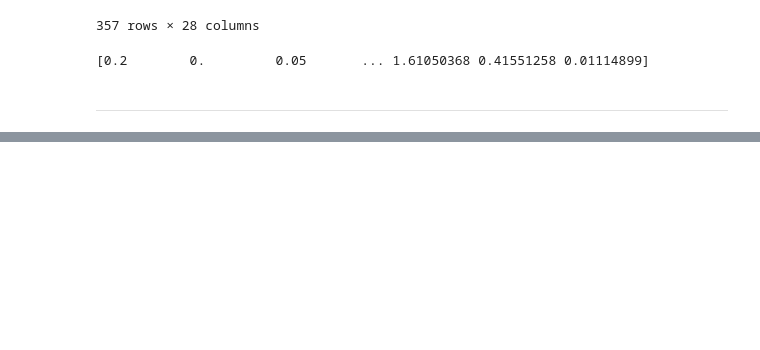
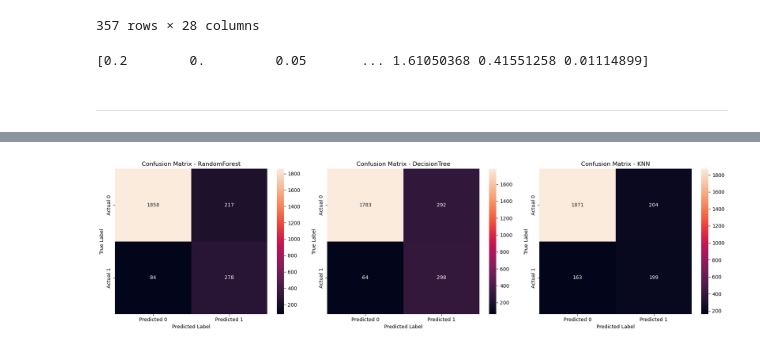
Before and after one commit to Cederlid/machinelearning_exercise, a Jupyter notebook: Laboration/wijdan_cederlid_ml_projekt.ipynb, the cells around one changed output, grey strips where cells are left out. Cells and saved outputs as stored; diff of their text form; code cells hidden in the pictures; blank space fills up the shorter version.

Commit message:
model traing and evaluation

```diff
--- a/Laboration/wijdan_cederlid_ml_projekt.ipynb
+++ b/Laboration/wijdan_cederlid_ml_projekt.ipynb
@@ -341,6 +336,101 @@ print(df["BounceRates"].unique())
 # %%
-X = df.drop("Revenue_True", axis=1)
-y = df["Revenue_True"]
+X = df.drop("Revenue", axis=1)
+y = df["Revenue"]
 
 X_train_val, X_test, y_train_val, y_test = train_test_split(X, y, test_size=0.2, random_state=42)
 X_train, X_val, y_train, y_val = train_test_split(X_train_val, y_train_val, test_size=0.25, random_state=42)
+# %%
+
+models = {
+    "RandomForest": {
+        "pipeline": Pipeline([
+            ("imputer", KNNImputer(n_neighbors=5)),
+            ("smote", SMOTE(sampling_strategy=0.4, random_state=42)),
+            ("scaler", RobustScaler()),
+            ("model", RandomForestClassifier(class_weight="balanced", random_state=42))
+        ]),
+        "params": {
+            "model__n_estimators": [300, 500],
+            "model__max_depth": [5, 10, 20],
+            "model__min_samples_split": [2, 5]
+        }
+    },
+    "DecisionTree": {
+        "pipeline": Pipeline([
+            ("imputer", KNNImputer(n_neighbors=5)),
+            ("smote", SMOTE(sampling_strategy=0.4, random_state=42)),
+            ("scaler", RobustScaler()),
+            ("model", DecisionTreeClassifier(class_weight="balanced", random_state=42))
+        ]),
+        "params": {
+            "model__max_depth": [2, 5],
+            "model__min_samples_split": [2, 5]
+        }
+    },
+    "KNN": {
+        "pipeline": Pipeline([
+            ("imputer", KNNImputer(n_neighbors=5)),
+            ("smote", SMOTE(sampling_strategy=0.4, random_state=42)),
+            ("scaler", RobustScaler()),
+            ("model", KNeighborsClassifier())
+        ]),
+        "params": {
+            "model__n_neighbors": [7, 10, 20],
+            "model__weights": ["uniform", "distance"]
+        }
+    }
+}
+
+
+def evaluate_model(model, X_val, y_val):
+    y_pred = model.predict(X_val)
+    print(classification_report(y_val, y_pred))
+    print(f"Accuracy: {accuracy_score(y_val, y_pred):.4f}")
+    print(f"Precision: {precision_score(y_val, y_pred):.4f}")
+    print(f"Recall: {recall_score(y_val, y_pred):.4f}")
+    print(f"F1 Score: {f1_score(y_val, y_pred):.4f}")
+    print("\n" + "="*50 + "\n")
+
+best_models = {}
+
+for model_name, config in models.items():
+    print(f"\n=== Training {model_name} ===")
+
+    grid = GridSearchCV(
+        config["pipeline"],
+        config["params"],
+        cv=5,
+        scoring="f1",
+        n_jobs=-1,
+        verbose=1
+    )
+
+    grid.fit(X_train, y_train)
+
+    best_models[model_name] = grid.best_estimator_
+
+    print(f"\nBest parameters for {model_name}:")
+    print(grid.best_params_)
+    print("\nEvaluating based on validation data:")
+    evaluate_model(grid.best_estimator_, X_val, y_val)
+
+def plot_confusion_matrix(y_true, y_pred, model_name, ax):
+    cm = confusion_matrix(y_true, y_pred)
+    sns.heatmap(cm, annot=True, fmt="d",
+                xticklabels=["Predicted 0", "Predicted 1"],
+                yticklabels=["Actual 0", "Actual 1"], ax=ax)
+    ax.set_title(f"Confusion Matrix - {model_name}")
+    ax.set_ylabel("True Label")
+    ax.set_xlabel("Predicted Label")
+
+fig, axes = plt.subplots(1, 3, figsize=(18, 5))
+model_names = ["RandomForest", "DecisionTree", "KNN"]
+
+for ax, model_name in zip(axes, model_names):
+    if model_name in best_models:
+        y_pred = best_models[model_name].predict(X_val)
+        plot_confusion_matrix(y_val, y_pred, model_name, ax)
+
+plt.tight_layout()
+plt.show()
+# %% [output]
@@ -346,0 +454 @@ X_train, X_val, y_train, y_val = train_test_split(X_train_val, y_train_val, test
+[figure, added]
```
Also changed, not shown: parts of 27 cells of this notebook.
